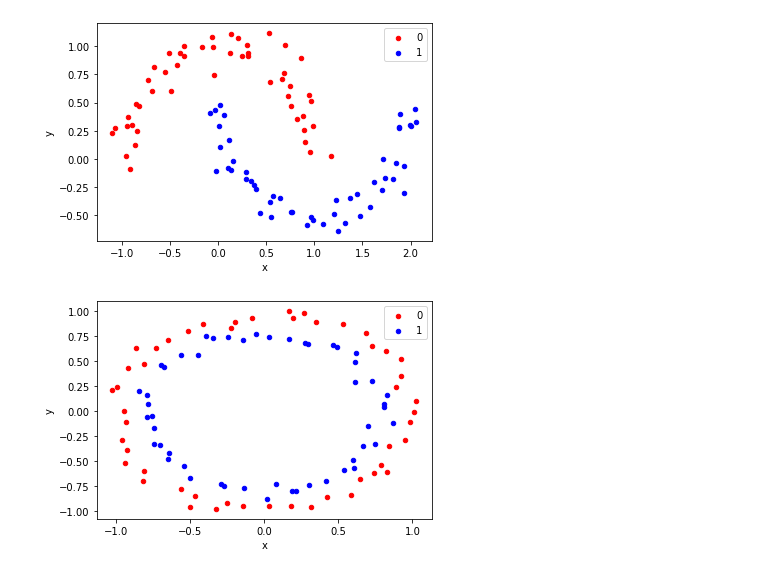
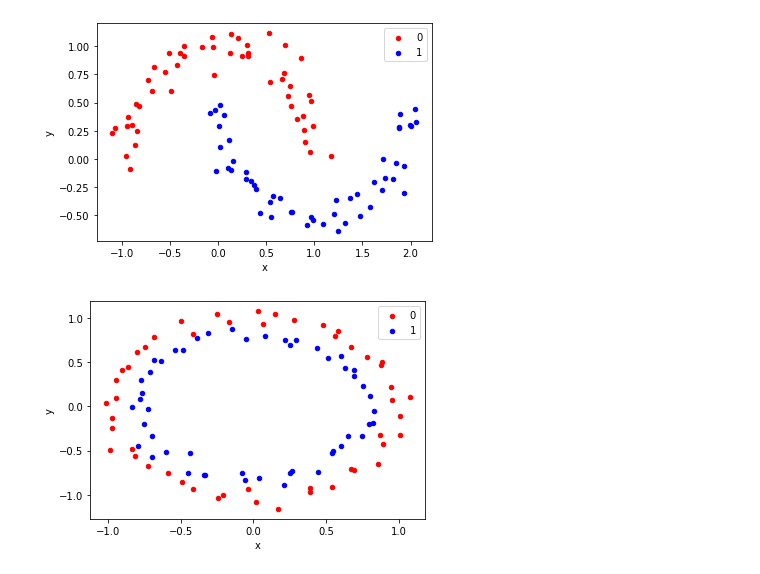
Before and after one commit to xaviersantos/dm, a Jupyter notebook: tpc4/tpc4.ipynb, the cells around one changed output. Cells and saved outputs as stored; diff of their text form; code cells hidden in the pictures.

```diff
--- a/tpc4/tpc4.ipynb
+++ b/tpc4/tpc4.ipynb
@@ -10,11 +19,11 @@ X_blobs, y_blobs = make_blobs(n_samples=100, centers=3, n_features=2, random_sta
 # scatter plot, dots colored by class value
 df_blobs = DataFrame(dict(x=X_blobs[:,0], y=X_blobs[:,1], label=y_blobs))
 colors = {0:'red', 1:'blue', 2:'green'}
-fig, ax = pyplot.subplots()
+fig, ax = plt.subplots()
 grouped = df_blobs.groupby('label')
 for key, group in grouped:
     group.plot(ax=ax, kind='scatter', x='x', y='y', label=key, color=colors[key])
-pyplot.show()
+plt.show()
 # %% [output]
 [figure]
 # %%
@@ -23,23 +32,23 @@ X_moons, y_moons = make_moons(n_samples=100, noise=0.1, random_state=0)
 # scatter plot, dots colored by class value
 df_moons = DataFrame(dict(x=X_moons[:,0], y=X_moons[:,1], label=y_moons))
 colors = {0:'red', 1:'blue'}
-fig, ax = pyplot.subplots()
+fig, ax = plt.subplots()
 grouped = df_moons.groupby('label')
 for key, group in grouped:
     group.plot(ax=ax, kind='scatter', x='x', y='y', label=key, color=colors[key])
-pyplot.show()
+plt.show()
 # %% [output]
 [figure]
 # %%
 # generate 2d classification dataset as circles
-X_circles, y_circles = make_circles(n_samples=100, noise=0.05, random_state=1)
+X_circles, y_circles = make_circles(n_samples=100, noise=0.05, random_state=0)
 # scatter plot, dots colored by class value
 df_circles = DataFrame(dict(x=X_circles[:,0], y=X_circles[:,1], label=y_circles))
 colors = {0:'red', 1:'blue'}
-fig, ax = pyplot.subplots()
+fig, ax = plt.subplots()
 grouped = df_circles.groupby('label')
 for key, group in grouped:
     group.plot(ax=ax, kind='scatter', x='x', y='y', label=key, color=colors[key])
-pyplot.show()
+plt.show()
 # %% [output]
-[figure, old version]
+[figure, new version]
```
Also changed, not shown: parts of 10 cells of this notebook.
